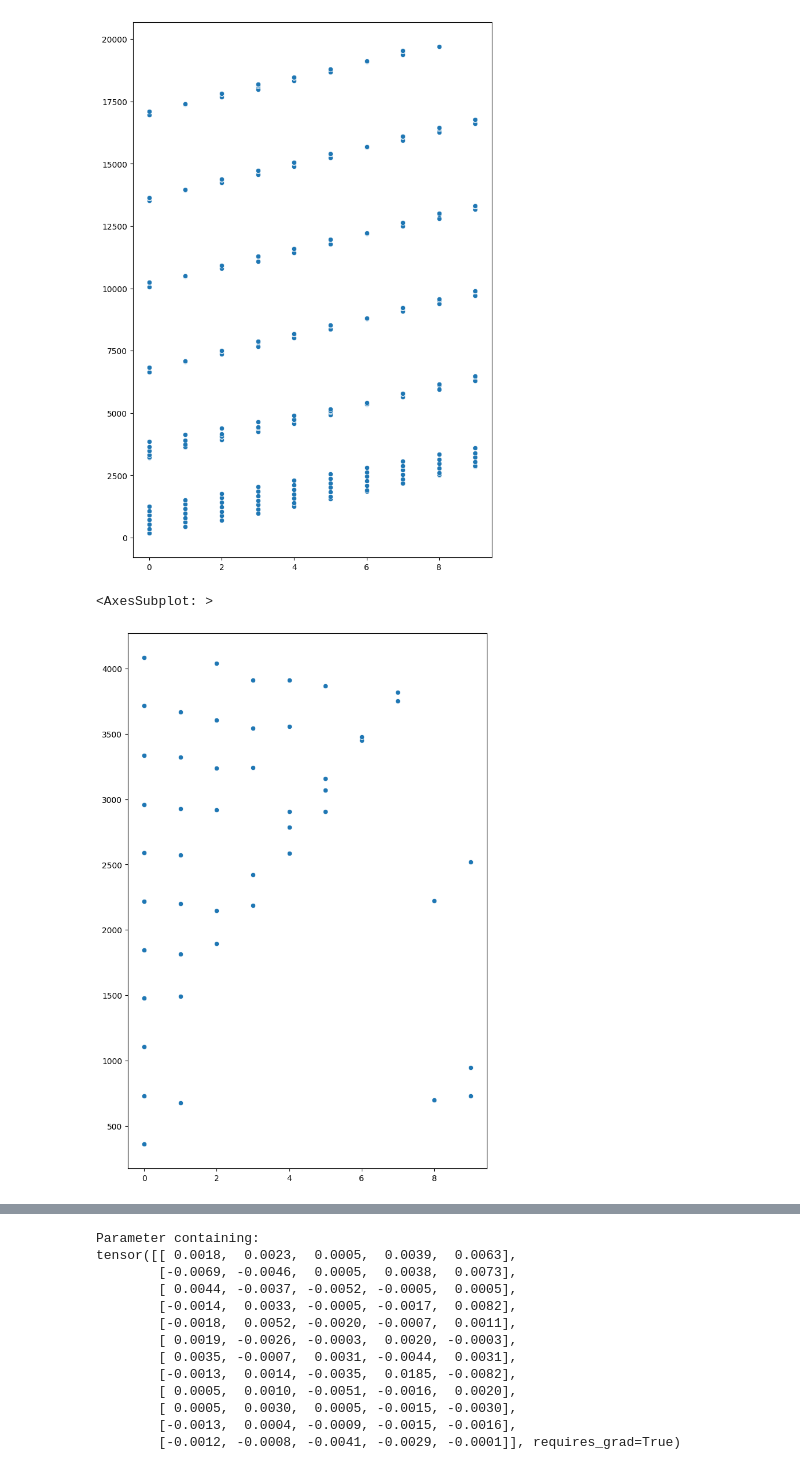
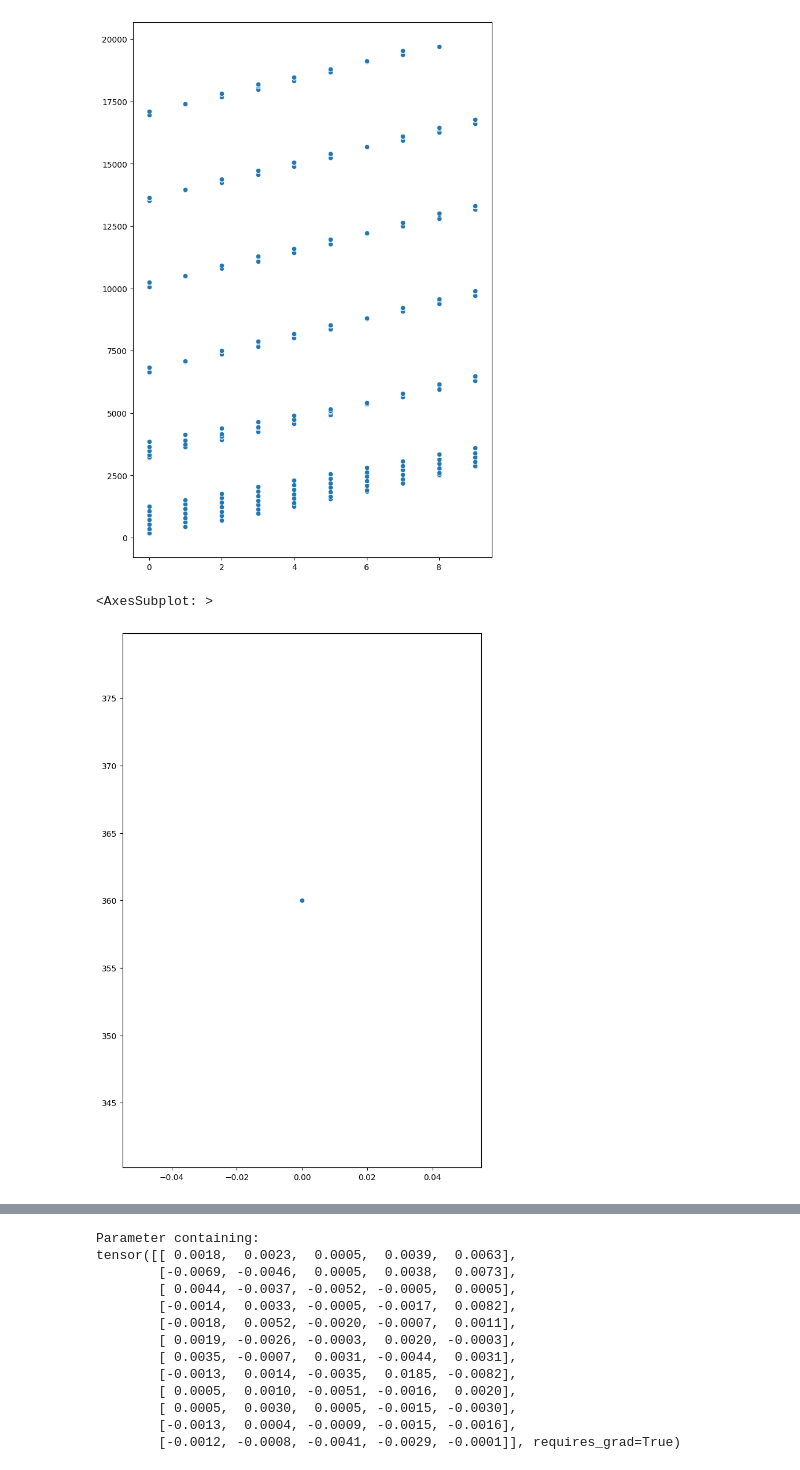
Before and after one commit to quao627/RL_bus_operation, a Jupyter notebook: code/test.ipynb, the cells around one changed output, grey strips where cells are left out. Drawn from its saved outputs; the diff is of its cells as text; code cells hidden in the pictures.

```diff
--- a/code/test.ipynb
+++ b/code/test.ipynb
@@ -19,10 +19,10 @@ sns.scatterplot(x=data_plot[:, 0], y=data_plot[:, 1])
 [figure]
 # %%
 plt.figure(figsize=(8, 12))
-data = pickle.load(open('env_data5.pkl', 'rb'))
+data = pickle.load(open('env_data4.pkl', 'rb'))
 data_plot = np.array([[k, i] for k, v in data.items() for i in v])
 sns.scatterplot(x=data_plot[:, 0], y=data_plot[:, 1])
 # %% [output]
 <AxesSubplot: >
-[figure, old version]
+[figure, new version]
 # %%
```
Also changed, not shown: parts of 2 cells of this notebook, 6 other files.
